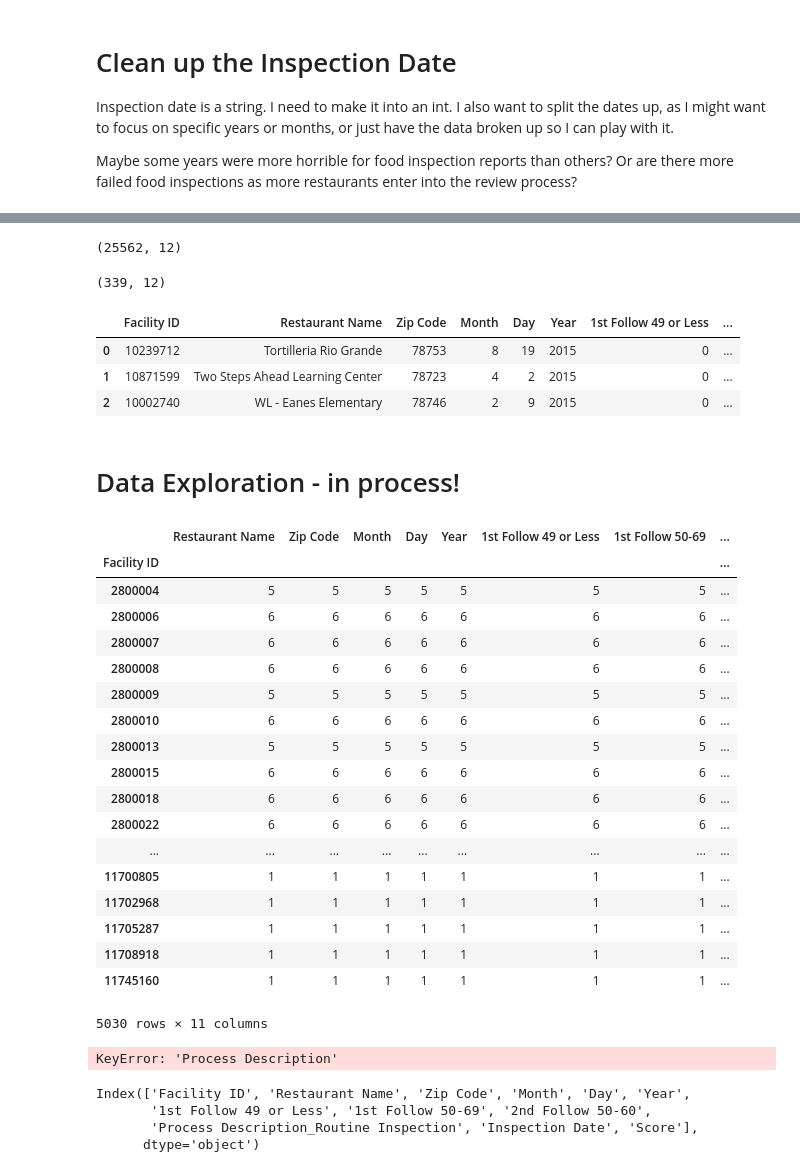
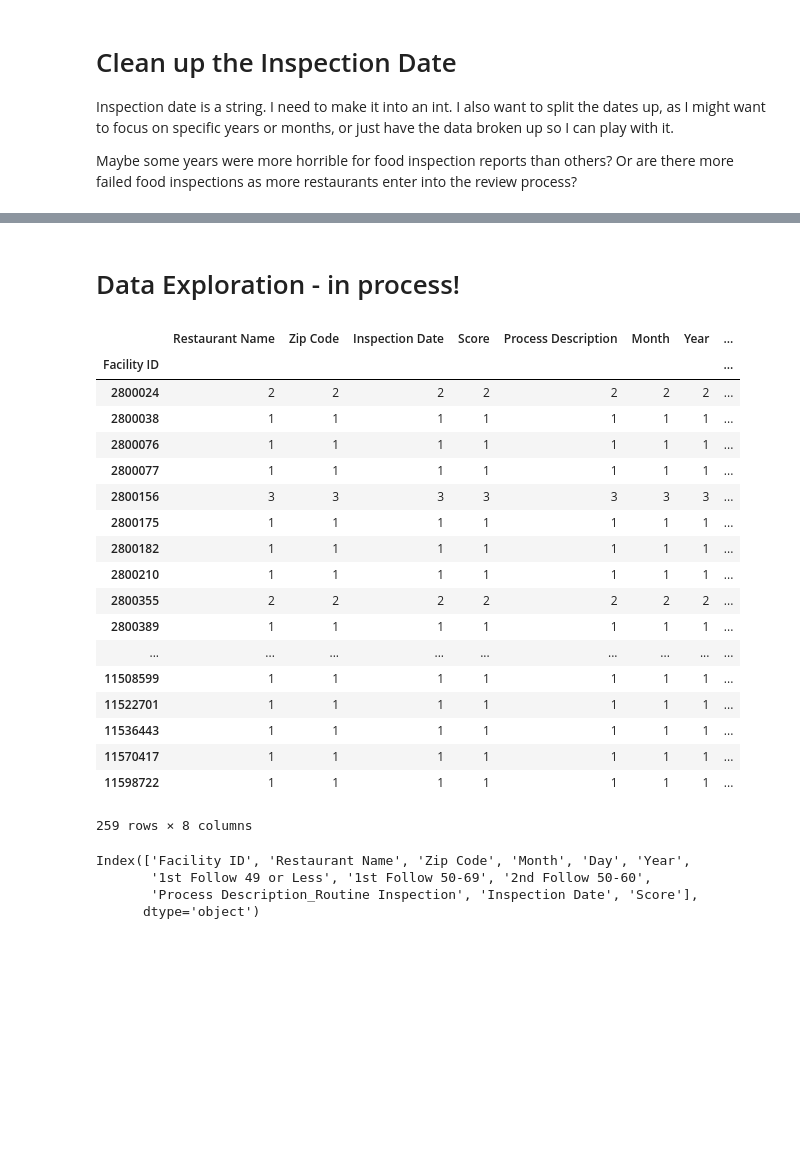
Before and after one commit to rmorelli75/GA_Capstone, a Jupyter notebook: Capstone Pt. 3 Models.ipynb, the cells around one changed output, grey strips where cells are left out. Saved outputs shown, nothing was run; the diff lists cells and outputs as text; code cells hidden in the pictures; blank space fills up the shorter version.

```diff
--- a/Capstone Pt. 3 Models.ipynb
+++ b/Capstone Pt. 3 Models.ipynb
@@ -199,5 +163,5 @@ dtype: object
  I want to transform the various process descriptions into dummies, so I can eventually use the groupby feature (possibly) or to break the data down into smaller bits so I can model it.
 # %%
 #(Make Process Description binary w/ get dummies.
-df=pd.get_dummies(df, columns=["Process Description"])
+#df=pd.get_dummies(df, columns=["Process Description"])
 # %%
@@ -240,11 +187,0 @@ Index(['Restaurant Name', 'Zip Code', 'Inspection Date', 'Score',
-# %%
-#Let the re-ordering begin.
-df = df[['Facility ID', 'Restaurant Name', 'Zip Code',
-         'Month', 'Day','Year',
-         'Process Description_1st Follow Up to Routine of 49 or less',
-         'Process Description_1st Follow Up to Routine of 50 - 69',
-         'Process Description_2nd Follow Up to 50 - 69',
-         'Process Description_Routine Inspection',
-         'Inspection Date',
-         'Score'
-          ]]
@@ -335,8 +236,0 @@ dirties["Process Description_2nd Follow Up to 50 - 69"].count()
-# %%
-df.shape
-# %% [output]
-(25562, 12)
-# %%
-dirties.shape
-# %% [output]
-(339, 12)
@@ -347,38 +237,27 @@ dirties.shape
-# %%
-df.head(3)
-# %% [output]
-|  | Facility ID | Restaurant Name | Zip Code | Month | Day | Year | 1st Follow 49 or Less | ... |
-| 0 | 10239712 | Tortilleria Rio Grande | 78753 | 8 | 19 | 2015 | 0 | ... |
-| 1 | 10871599 | Two Steps Ahead Learning Center | 78723 | 4 | 2 | 2015 | 0 | ... |
-| 2 | 10002740 | WL - Eanes Elementary | 78746 | 2 | 9 | 2015 | 0 | ... |
 # %% [markdown]
 # Data Exploration - in process!
 # %%
-df.groupby('Facility ID').count()
+dirties.groupby('Facility ID').count()
 # %% [output]
-|  | Restaurant Name | Zip Code | Month | Day | Year | 1st Follow 49 or Less | 1st Follow 50-69 | ... |
+|  | Restaurant Name | Zip Code | Inspection Date | Score | Process Description | Month | Year | ... |
 | Facility ID |  |  |  |  |  |  |  | ... |
-| 2800004 | 5 | 5 | 5 | 5 | 5 | 5 | 5 | ... |
-| 2800006 | 6 | 6 | 6 | 6 | 6 | 6 | 6 | ... |
-| 2800007 | 6 | 6 | 6 | 6 | 6 | 6 | 6 | ... |
-| 2800008 | 6 | 6 | 6 | 6 | 6 | 6 | 6 | ... |
-| 2800009 | 5 | 5 | 5 | 5 | 5 | 5 | 5 | ... |
-| 2800010 | 6 | 6 | 6 | 6 | 6 | 6 | 6 | ... |
-| 2800013 | 5 | 5 | 5 | 5 | 5 | 5 | 5 | ... |
-| 2800015 | 6 | 6 | 6 | 6 | 6 | 6 | 6 | ... |
-| 2800018 | 6 | 6 | 6 | 6 | 6 | 6 | 6 | ... |
-| 2800022 | 6 | 6 | 6 | 6 | 6 | 6 | 6 | ... |
+| 2800024 | 2 | 2 | 2 | 2 | 2 | 2 | 2 | ... |
+| 2800038 | 1 | 1 | 1 | 1 | 1 | 1 | 1 | ... |
+| 2800076 | 1 | 1 | 1 | 1 | 1 | 1 | 1 | ... |
+| 2800077 | 1 | 1 | 1 | 1 | 1 | 1 | 1 | ... |
+| 2800156 | 3 | 3 | 3 | 3 | 3 | 3 | 3 | ... |
+| 2800175 | 1 | 1 | 1 | 1 | 1 | 1 | 1 | ... |
+| 2800182 | 1 | 1 | 1 | 1 | 1 | 1 | 1 | ... |
+| 2800210 | 1 | 1 | 1 | 1 | 1 | 1 | 1 | ... |
+| 2800355 | 2 | 2 | 2 | 2 | 2 | 2 | 2 | ... |
+| 2800389 | 1 | 1 | 1 | 1 | 1 | 1 | 1 | ... |
 | ... | ... | ... | ... | ... | ... | ... | ... | ... |
-| 11700805 | 1 | 1 | 1 | 1 | 1 | 1 | 1 | ... |
-| 11702968 | 1 | 1 | 1 | 1 | 1 | 1 | 1 | ... |
-| 11705287 | 1 | 1 | 1 | 1 | 1 | 1 | 1 | ... |
-| 11708918 | 1 | 1 | 1 | 1 | 1 | 1 | 1 | ... |
-| 11745160 | 1 | 1 | 1 | 1 | 1 | 1 | 1 | ... |
+| 11508599 | 1 | 1 | 1 | 1 | 1 | 1 | 1 | ... |
+| 11522701 | 1 | 1 | 1 | 1 | 1 | 1 | 1 | ... |
+| 11536443 | 1 | 1 | 1 | 1 | 1 | 1 | 1 | ... |
+| 11570417 | 1 | 1 | 1 | 1 | 1 | 1 | 1 | ... |
+| 11598722 | 1 | 1 | 1 | 1 | 1 | 1 | 1 | ... |
-5030 rows × 11 columns
+259 rows × 8 columns
-# %%
-df.groupby("Process Description").count()
-# %% [output]
-KeyError: 'Process Description'
 # %%
 df.columns
 # %% [output]
```
Also changed, not shown: parts of 23 cells of this notebook, 1 other file.
